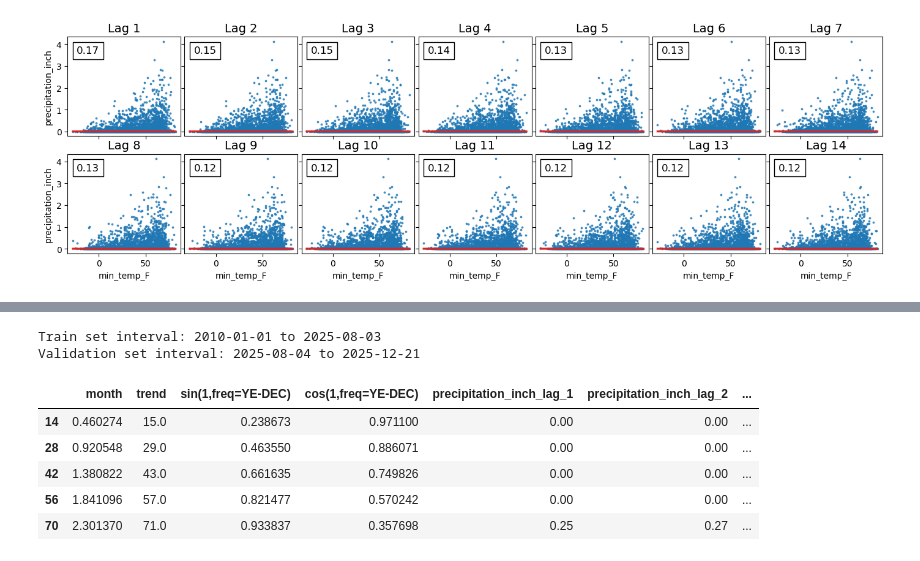
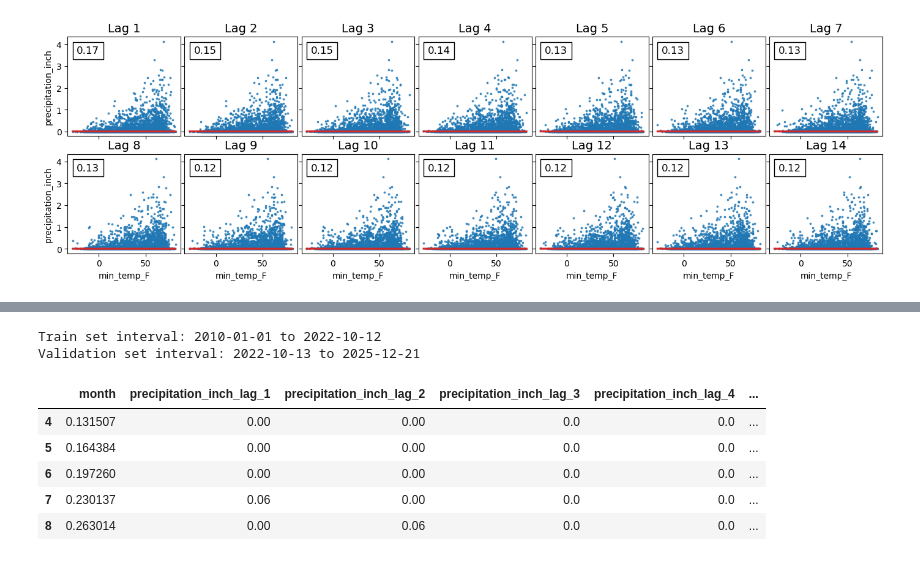
Before and after one commit to Mikael-Lenander/weather-prediction, a Jupyter notebook: predict_ml.ipynb, the cells around one changed output, grey strips where cells are left out. Cells and saved outputs as stored; diff of their text form; code cells hidden in the pictures.

```diff
--- a/weather_prediciton.ipynb
+++ b/predict_ml.ipynb
@@ -36,3 +28,14 @@ FOURIER_ORDER = 1
+# %%
+TRAIN_SAMPLE_STEP_SIZE = 1 # The number of samples between the start of two consecutive windows when creating the training set
+USE_MONTH_FEATURE = True
+USE_SEASONAL_FEATURES = False
+VAL_SIZE = 0.2  # fraction of data to use for validation
+NUM_LAGS = 4
+USE_WEATHER_FEATURES = "all" # "none", "all", "rain", "temp"
+T_IMPUTATION_VALUE = 0.0 # Value to use when imputing trace amounts of precipitation
+FOURIER_ORDER = 1 # The order of the fourier series when creating seasonal features
+VAL_SAMPLE_STEP_SIZE = 1 # The number of samples between the start of two consecutive windows when creating the validation set
+MODEL_TYPE = "xgb" # "linear", "xgb"
 # %%
 def no_target(features):
     return [feature for feature in features if feature != TARGET_LABEL]
@@ -44,12 +47,8 @@ DROPPED_FEATURES
 # %% [output]
 ['date', 'min_temp_F']
 # %%
-def load_data(train_set=TRAIN_SET):
-    train_df_files = {
-        "basic": "data/train.csv",
-        "extended": "data/train_extended.csv"
-    }
-    full_train_df = pd.read_csv(train_df_files[train_set])
+def load_data():
+    full_train_df = pd.read_csv("data/train.csv")
     test_df = pd.read_csv("data/test.csv")
     return full_train_df, test_df
 
@@ -349,5 +293,6 @@ full_train_df.head()
 # %%
-def train_val_split(full_train_df, val_size_days=VAL_SIZE_DAYS):
+def train_val_split(full_train_df, val_size=VAL_SIZE):
+    val_size_days = int(len(full_train_df) * val_size)
     train_df = full_train_df.iloc[:-val_size_days].copy()
     val_df = full_train_df.tail(val_size_days).copy()
     return train_df, val_df
@@ -356,25 +301,36 @@ train_df, val_df = train_val_split(full_train_df)
 print(f"Train set interval: {train_df['date'].min().date()} to {train_df['date'].max().date()}")
 print(f"Validation set interval: {val_df['date'].min().date()} to {val_df['date'].max().date()}")
 # %% [output]
-Train set interval: 2010-01-01 to 2025-08-03
-Validation set interval: 2025-08-04 to 2025-12-21
+Train set interval: 2010-01-01 to 2022-10-12
+Validation set interval: 2022-10-13 to 2025-12-21
 # %%
-def create_dataset(df, step_size=TRAIN_SAMPLE_STEP_SIZE):
+def create_dataset(df, step_size, similar_to_test_set=False):
     df = df.copy()
+    if similar_to_test_set:
+        df = df[
+            (
+                (df['date'].dt.month > 4) |
+                ((df['date'].dt.month == 4) & (df['date'].dt.day >= 23))
+            ) &
+            (
+                (df['date'].dt.month < 10) |
+                ((df['date'].dt.month == 10) & (df['date'].dt.day <= 3))
+            )
+        ]
     df = df.iloc[::step_size]
     df = df.dropna()
     X = df.drop(DROPPED_FEATURES, axis=1)
     y = df[TARGET_LABEL]
     return X, y
 
-X_train, y_train = create_dataset(train_df)
-X_val, y_val = create_dataset(val_df, step_size=1)
+X_train, y_train = create_dataset(train_df, step_size=TRAIN_SAMPLE_STEP_SIZE)
+X_val, y_val = create_dataset(val_df, step_size=VAL_SAMPLE_STEP_SIZE, similar_to_test_set=True)
 X_train.head()
 # %% [output]
-|  | month | trend | sin(1,freq=YE-DEC) | cos(1,freq=YE-DEC) | precipitation_inch_lag_1 | precipitation_inch_lag_2 | ... |
-| 14 | 0.460274 | 15.0 | 0.238673 | 0.971100 | 0.00 | 0.00 | ... |
-| 28 | 0.920548 | 29.0 | 0.463550 | 0.886071 | 0.00 | 0.00 | ... |
-| 42 | 1.380822 | 43.0 | 0.661635 | 0.749826 | 0.00 | 0.00 | ... |
-| 56 | 1.841096 | 57.0 | 0.821477 | 0.570242 | 0.00 | 0.00 | ... |
-| 70 | 2.301370 | 71.0 | 0.933837 | 0.357698 | 0.25 | 0.27 | ... |
+|  | month | precipitation_inch_lag_1 | precipitation_inch_lag_2 | precipitation_inch_lag_3 | precipitation_inch_lag_4 | ... |
+| 4 | 0.131507 | 0.00 | 0.00 | 0.0 | 0.0 | ... |
+| 5 | 0.164384 | 0.00 | 0.00 | 0.0 | 0.0 | ... |
+| 6 | 0.197260 | 0.00 | 0.00 | 0.0 | 0.0 | ... |
+| 7 | 0.230137 | 0.06 | 0.00 | 0.0 | 0.0 | ... |
+| 8 | 0.263014 | 0.00 | 0.06 | 0.0 | 0.0 | ... |
 # %%
```
Also changed, not shown: parts of 22 cells of this notebook, 1 other file.
